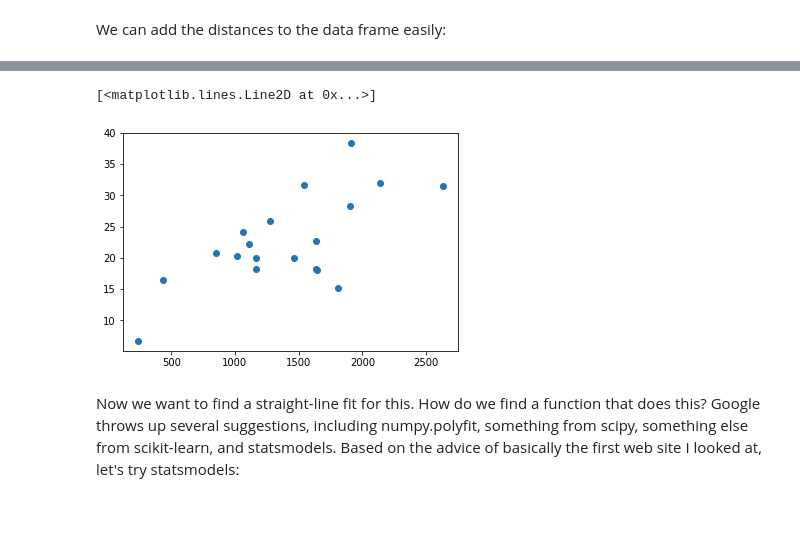
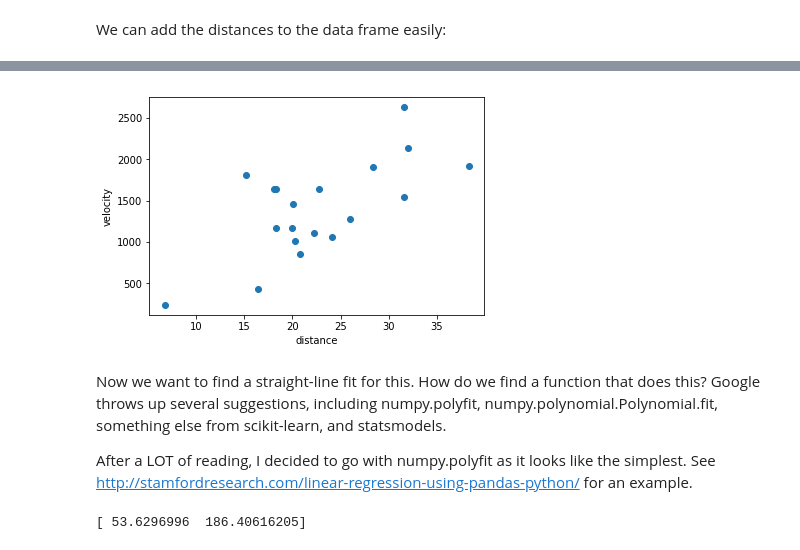
Before and after one commit to acenet-arc/pandas-and-astro, a Jupyter notebook: jupyter_notebooks/Pandas-and-Astro-1.ipynb, the cells around one changed output, grey strips where cells are left out. Saved outputs shown, nothing was run; the diff lists cells and outputs as text; code cells hidden in the pictures; blank space fills up the shorter version.

Commit message:
Use numpy.polyfit instead of statsmodels for Hubble expt

```diff
--- a/jupyter_notebooks/Pandas-and-Astro-1.ipynb
+++ b/jupyter_notebooks/Pandas-and-Astro-1.ipynb
@@ -339,7 +343,11 @@ data
 # %%
-plt.plot(data['velocity'], data['distance'], 'o')
+plt.plot(data.distance, data.velocity, 'o')
+plt.xlabel('distance')
+plt.ylabel('velocity')
+plt.show()
 # %% [output]
-[<matplotlib.lines.Line2D at 0x...>]
-[figure, old version]
+[figure, new version]
 # %% [markdown]
-Now we want to find a straight-line fit for this.  How do we find a function that does this?  Google throws up several suggestions, including numpy.polyfit, something from scipy, something else from scikit-learn, and statsmodels.  Based on the advice of basically the first web site I looked at, let's try statsmodels:
+Now we want to find a straight-line fit for this.  How do we find a function that does this?  Google throws up several suggestions, including numpy.polyfit, numpy.polynomial.Polynomial.fit, something else from scikit-learn, and statsmodels.
+
+After a LOT of reading, I decided to go with numpy.polyfit as it looks like the simplest. See http://stamfordresearch.com/linear-regression-using-pandas-python/ for an example.
@@ -347,0 +354,6 @@ import statsmodels.api as sm
+# %%
+import numpy
+model = numpy.polyfit(data.distance, data.velocity, 1)
+print(model)
+# %% [output]
+[ 53.6296996  186.40616205]
```
Also changed, not shown: parts of 24 cells of this notebook.
